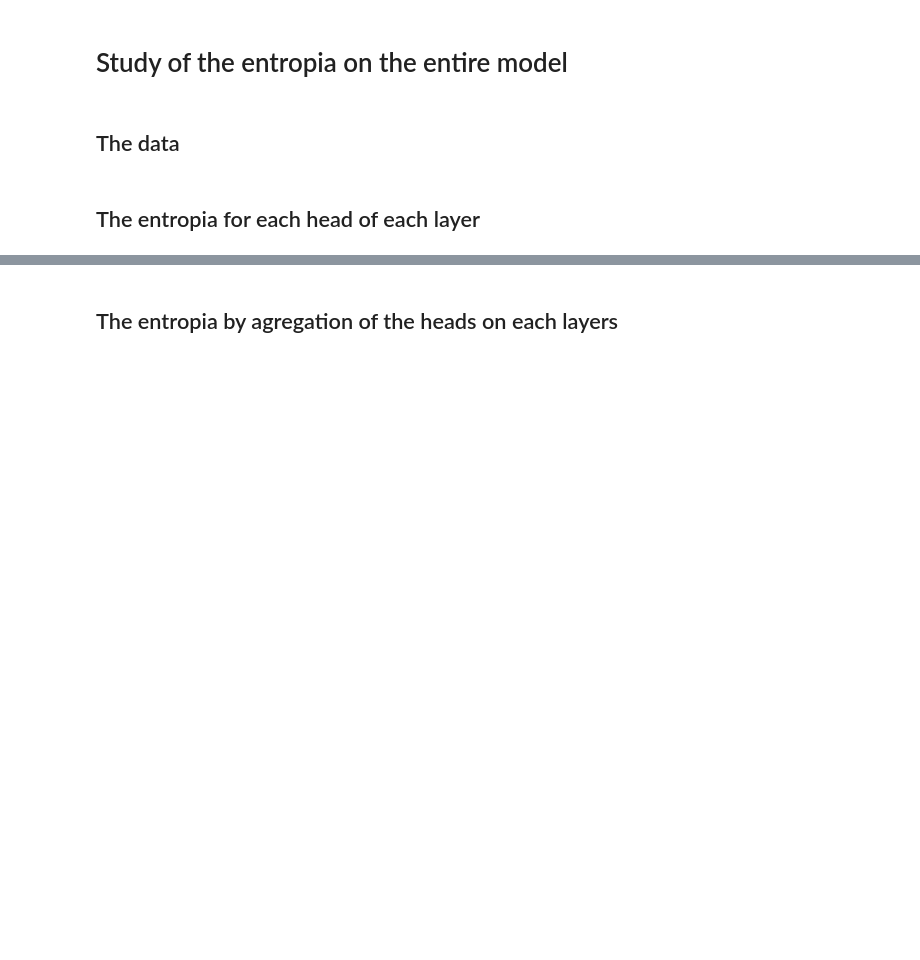
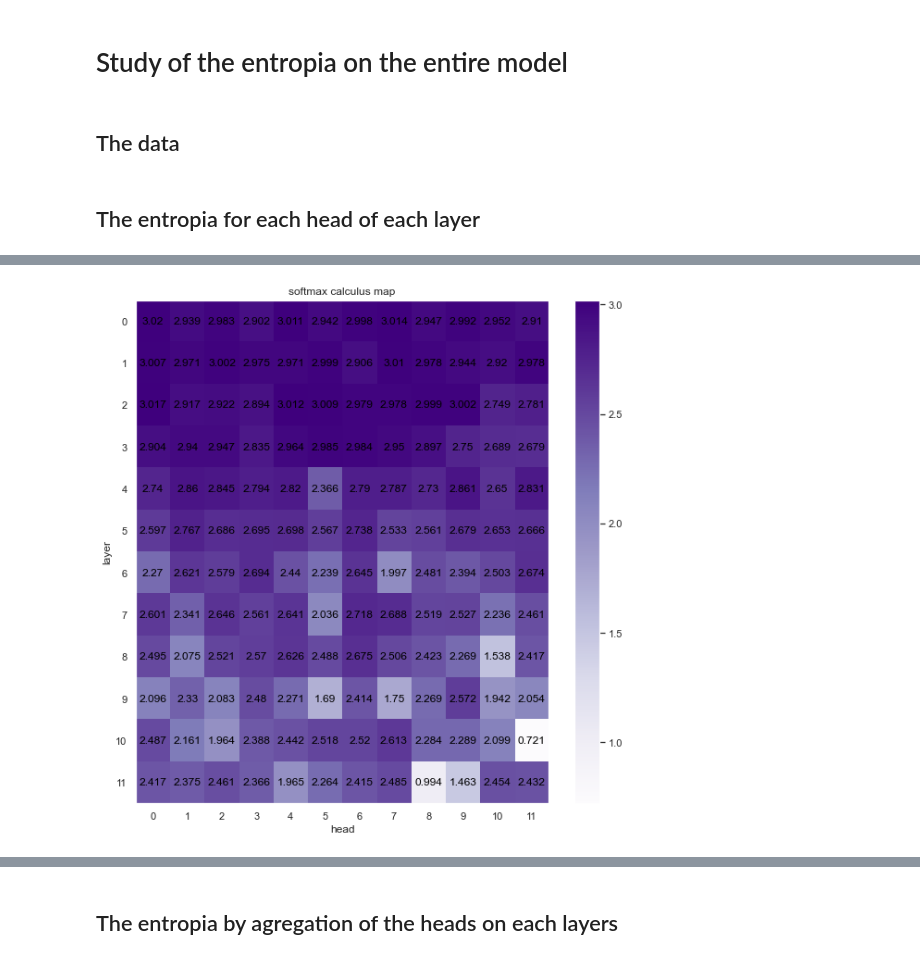
Before and after one commit to lolofo/stage_4_gm, a Jupyter notebook: attention_algorithms/notebooks/entropy_study/Map Metrics.ipynb, the cells around one changed output, grey strips where cells are left out. Saved outputs shown, nothing was run; the diff lists cells and outputs as text; code cells hidden in the pictures; blank space fills up the shorter version.

Commit message:
entropia study

```diff
--- a/attention_algorithms/notebooks/entropy_study/Map Metrics.ipynb
+++ b/attention_algorithms/notebooks/entropy_study/Map Metrics.ipynb
@@ -220,3 +222,12 @@ plt.savefig(os.path.join(os.getcwd(),".cache","plots","entropy_study", "softmax_
+# %%
+mean_fig = default_plot_colormap(map = softmax_calculus/999,
+                                    xlabel = "head",
+                                    ylabel = "layer",
+                                    title = "softmax calculus map")
+
+plt.savefig(os.path.join(os.getcwd(),".cache","plots","entropy_study", "softmax_entropy_punctuation_less_map.png"))
+# %% [output]
+[figure, added]
 # %%
 fig = plt.figure(figsize=(10,10))
 
```
Also changed, not shown: parts of 19 cells of this notebook.
